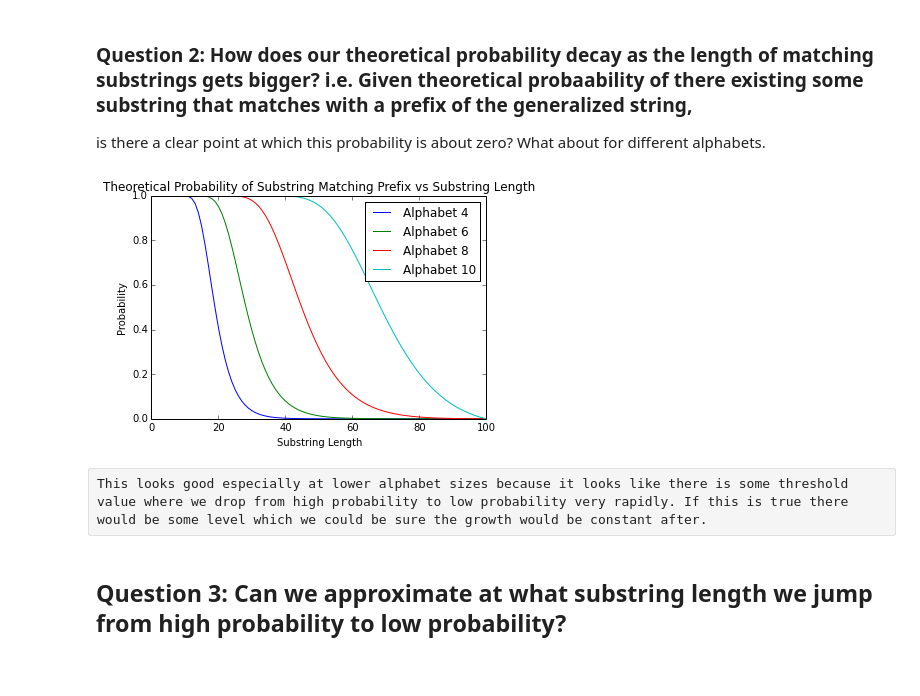
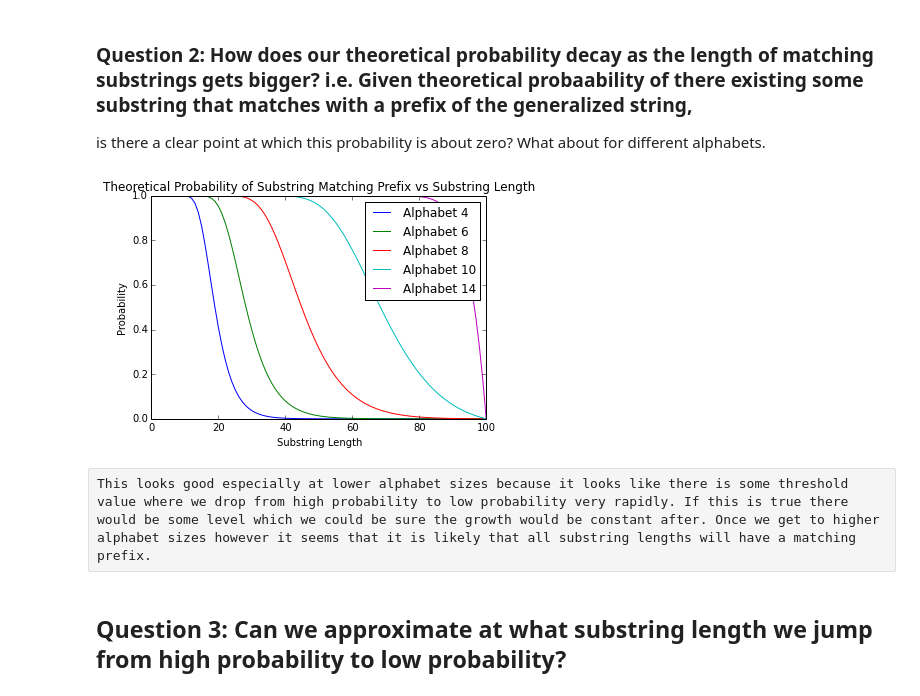
Before and after one commit to IanChar/AutomataGrowth, a Jupyter notebook: aho_merging/SubstringAnalysis.ipynb, the cells around one changed output. Saved outputs shown, nothing was run; the diff lists cells and outputs as text; code cells hidden in the pictures.

```diff
--- a/aho_merging/SubstringAnalysis.ipynb
+++ b/aho_merging/SubstringAnalysis.ipynb
@@ -42,24 +43,24 @@ plt.show()
 is there a clear point at which this probability is about zero? What about for different alphabets.
 # %%
 STRING_LENGTH = 100
-ALPH_SIZES = [4, 6, 8, 10]
+ALPH_SIZES = [4, 6, 8, 10, 14]
 # Assemble the datapoints for each alphabet size.
 probs = [[] for _ in range(len(ALPH_SIZES))]
 for alph_index, alph_size in enumerate(ALPH_SIZES):
     for sub_len in range(STRING_LENGTH + 1):
         probs[alph_index].append(substrings.get_theoretical_substring_prob(sub_len, alph_size, STRING_LENGTH))
 # Plot the computed datapoints.
 for alph_index, alph_size in enumerate(ALPH_SIZES):
     plt.plot(range(STRING_LENGTH + 1), probs[alph_index], label=('Alphabet ' + str(alph_size)))
 plt.legend(loc='upper right')
 plt.title('Theoretical Probability of Substring Matching Prefix vs Substring Length')
 plt.xlabel('Substring Length')
 plt.ylabel('Probability')
 plt.show()
 # %% [output]
-[figure, old version]
+[figure, new version]
 # %% [raw]
-This looks good especially at lower alphabet sizes because it looks like there is some threshold value where we drop from high probability to low probability very rapidly. If this is true there would be some level which we could be sure the growth would be constant after.
+This looks good especially at lower alphabet sizes because it looks like there is some threshold value where we drop from high probability to low probability very rapidly. If this is true there would be some level which we could be sure the growth would be constant after. Once we get to higher alphabet sizes however it seems that it is likely that all substring lengths will have a matching prefix.
 # %% [markdown]
 ## Question 3: Can we approximate at what substring length we jump from high probability to low probability?
 # %% [markdown]
```
Also changed, not shown: parts of 10 cells of this notebook, 1 other file.
